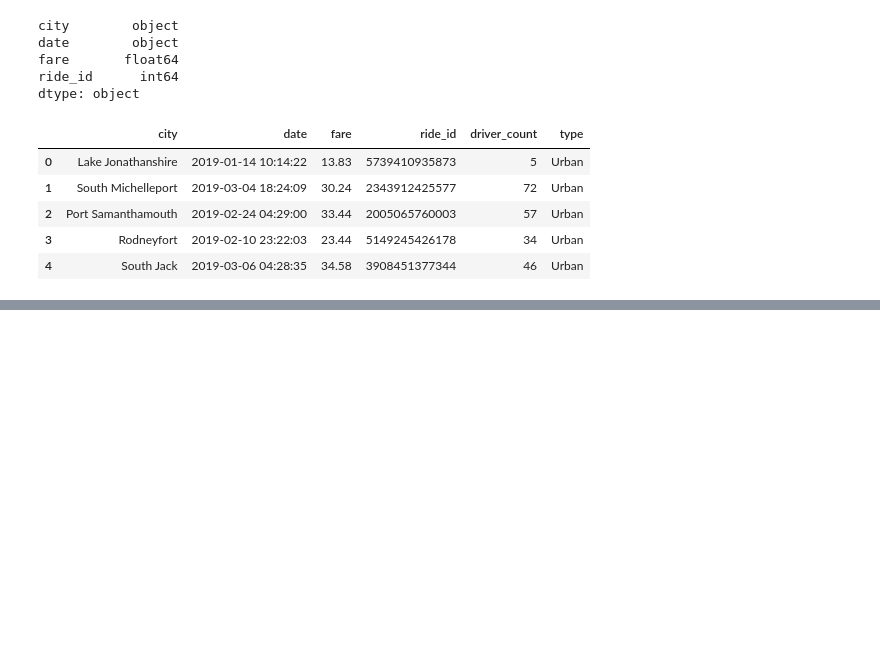
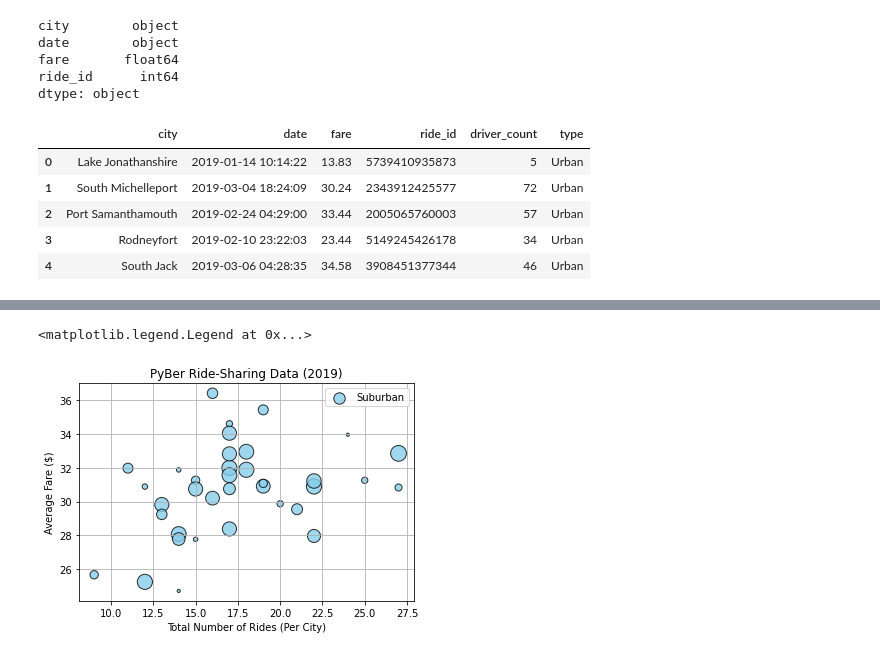
Before and after one commit to mcwatts88/PyBer_Analysis, a Jupyter notebook: PyBer.ipynb, the cells around one changed output, grey strips where cells are left out. Saved outputs shown, nothing was run; the diff lists cells and outputs as text; code cells hidden in the pictures; blank space fills up the shorter version.

```diff
--- a/PyBer.ipynb
+++ b/PyBer.ipynb
@@ -122,0 +198,24 @@ pyber_data_df.head()
+# %%
+# Suburban Scatter Plot
+
+plt.scatter(suburban_ride_count,
+            suburban_avg_fare,
+            s=10*suburban_driver_count,
+            c="skyblue",
+            edgecolor="black",
+            linewidth=1,
+            alpha=0.8,
+            label="Suburban")
+
+plt.title("PyBer Ride-Sharing Data (2019)")
+
+plt.ylabel("Average Fare ($)")
+
+plt.xlabel("Total Number of Rides (Per City)")
+
+plt.grid(True)
+
+plt.legend()
+# %% [output]
+<matplotlib.legend.Legend at 0x...>
+[figure, added]
```
Also changed, not shown: parts of 8 cells of this notebook, 2 other files.
